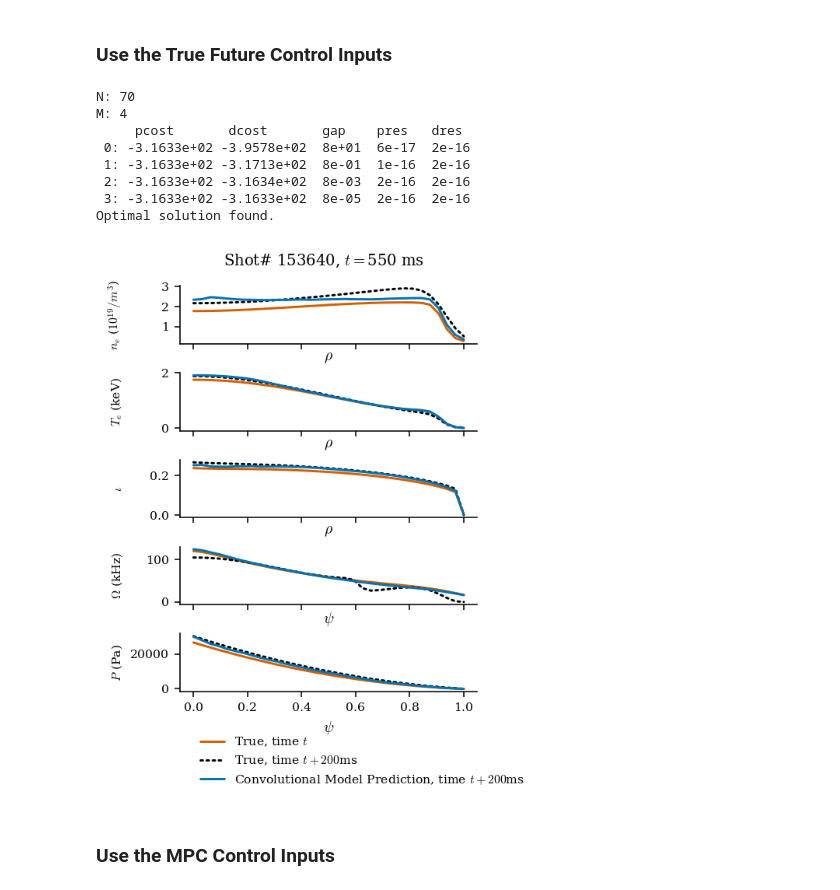
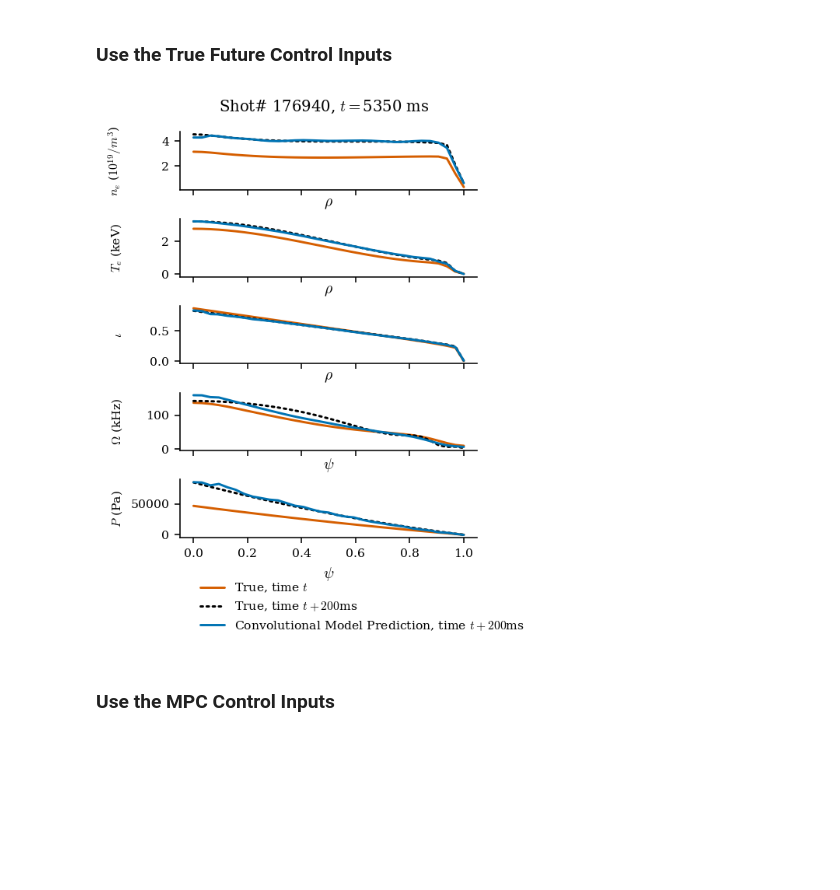
Before and after one commit to PlasmaControl/plasma-profile-predictor, a Jupyter notebook: Controls/MPC_Conv.ipynb, the cells around one changed output. Saved outputs shown, nothing was run; the diff lists cells and outputs as text; code cells hidden in the pictures; blank space fills up the shorter version.

```diff
--- a/Controls/MPC_Conv.ipynb
+++ b/Controls/MPC_Conv.ipynb
@@ -630,7 +571,7 @@ def get_model_prediction(x0, control_inputs, u_mpc, A, B, n):
     return state_pred_arr, mpc_pred_arr
 
 # Plotting
-def generate_profile_plots(state_predictions, mpc_predictions, conv_predictions, state_inputs, profiles, filtered = False, mpc_filtered = False, conv_filtered = False):
+def generate_profile_plots(state_predictions, mpc_predictions, conv_predictions, state_inputs, profiles, filtered = False, mpc_filtered = False, conv_filtered = False, conv_with_mpc = False):
     shotnum = data_generator_batch.cur_shotnum[0,0]
     shottime = data_generator_batch.cur_times[0,-scenario['lookahead']-1]
     psi = np.linspace(0,1,scenario['profile_length'])
@@ -670,6 +611,9 @@ def generate_profile_plots(state_predictions, mpc_predictions, conv_predictions,
             else:
                 conv_pred = inp_norm + (conv_predictions[profile].squeeze())
             conv_pred = helpers.normalization.denormalize_arr(conv_pred,scenario['normalization_dict'][profile])
+        if conv_with_mpc == True:
+            ax.plot(psi,conv_pred,lw=1.5,label='Convolutional Model Prediction with MPC inputs, time $t+200$ms',c=colorblind_colors[0])
+        else:
             ax.plot(psi,conv_pred,lw=1.5,label='Convolutional Model Prediction, time $t+200$ms',c=colorblind_colors[0])
 
 
@@ -693,50 +637,46 @@ def generate_profile_plots(state_predictions, mpc_predictions, conv_predictions,
               fontsize=8)
 
 ### Set up system
+def get_conv(index, plot = False, filtered = False, mpc_filtered = False, conv_filtered = False):
+    n = scenario['lookahead']
+    profiles = scenario['target_profile_names']
+    temp_x = X_0_enc_tot[index]
+    temp_u = u_enc_tot[index]
+    temp_xf = X_F_enc_tot[index]
 
-index = 55
-n = scenario['lookahead']
-profiles = scenario['target_profile_names']
-temp_x = X_0_enc_tot[index]
-temp_u = u_enc_tot[index]
-temp_xf = X_F_enc_tot[index]
+    ### Build Conv Model Predictions
+    conv_pred_profiles = {}
+    for sig in scenario['target_profile_names']:
+        conv_pred_profiles[sig] = predictions[sig][index]
 
-### Build Conv Model Predictions
-conv_pred_profiles = {}
-for sig in scenario['target_profile_names']:
-    conv_pred_profiles[sig] = predictions[sig][index]
-# conv_pred_profiles = None
+    #### Get MPC Solution
 
-#### Get MPC Solution
+    N = temp_x.shape[0]
+    M = u_enc_tot.shape[2]
 
-N = temp_x.shape[0]
-M = u_enc_tot.shape[2]
+    # Generate Q,R
+    Q = np.eye(N)*1e-5
+    R = np.eye(M)*1e3
 
-# Generate Q,R
-Q = np.eye(N)*1e-5
-R = np.eye(M)*1e3
+    sol_mpc = solve_Neo_MPC_system(Q,R,A,B,temp_x,temp_xf,n)
+    sol_mpc = np.array(sol_mpc['x'])
+    u_mpc = sol_mpc.reshape(n, M)
+    temp_u_mpc = u_mpc
 
-sol_mpc = solve_Neo_MPC_system(Q,R,A,B,temp_x,temp_xf,n)
-sol_mpc = np.array(sol_mpc['x'])
-u_mpc = sol_mpc.reshape(n, M)
-temp_u_mpc = u_mpc
+    # mpc_pred = None
 
-# mpc_pred = None
+    #### Call functions to generate plots
 
-#### Call functions to generate plots
+    state_pred, mpc_pred = get_model_prediction(temp_x, temp_u, temp_u_mpc, A, B, n)
+    # Plot everything
+    # generate_profile_plots(state_pred[n-1], mpc_pred[-1], conv_pred_profiles, state_inputs_arr[index], profiles, filtered = False)
 
-state_pred, mpc_pred = get_model_prediction(temp_x, temp_u, temp_u_mpc, A, B, n)
-# generate_profile_plots(state_pred[n-1], mpc_pred[-1], conv_pred_profiles, state_inputs_arr[index], profiles, filtered = False)
-generate_profile_plots(None, None, conv_pred_profiles, state_inputs_arr[index], profiles, filtered = False)
+    if plot == True:
+        generate_profile_plots(None, None, conv_pred_profiles, state_inputs_arr[index], profiles, filtered, mpc_filtered, conv_filtered, conv_with_mpc = False)
+    return state_pred, mpc_pred, conv_pred_profiles
-# %% [output]
-N: 70
-M: 4
-     pcost       dcost       gap    pres   dres
- 0: -3.1633e+02 -3.9578e+02  8e+01  6e-17  2e-16
- 1: -3.1633e+02 -3.1713e+02  8e-01  1e-16  2e-16
- 2: -3.1633e+02 -3.1634e+02  8e-03  2e-16  2e-16
- 3: -3.1633e+02 -3.1633e+02  8e-05  2e-16  2e-16
-Optimal solution found.
-[figure, removed]
+# %%
+state_pred, mpc_pred, conv_pred_profiles = get_conv(150, plot = True);
+# %% [output]
+[figure, added]
 # %% [markdown]
 ### Use the MPC Control Inputs
```
Also changed, not shown: parts of 73 cells of this notebook, 7 other files.
